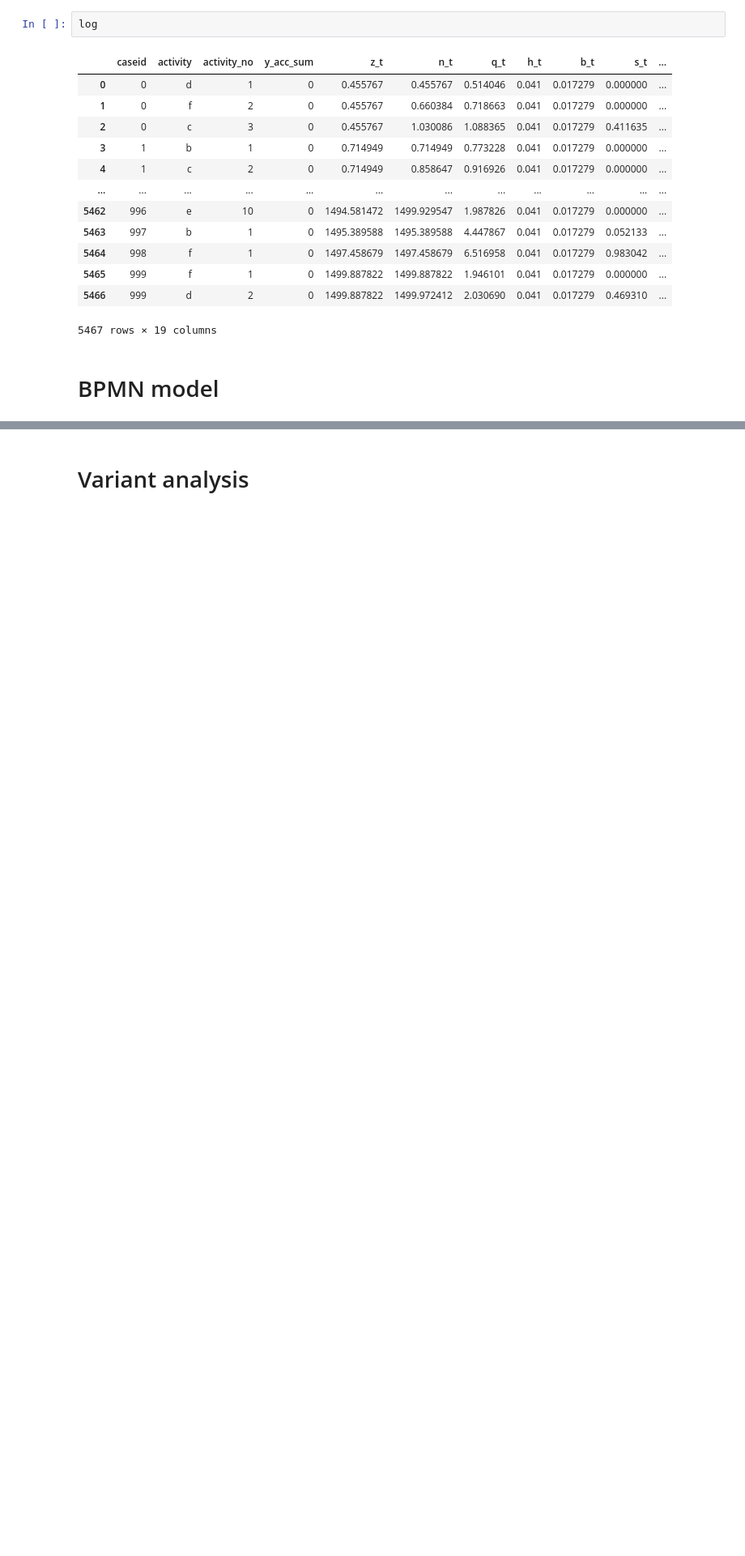
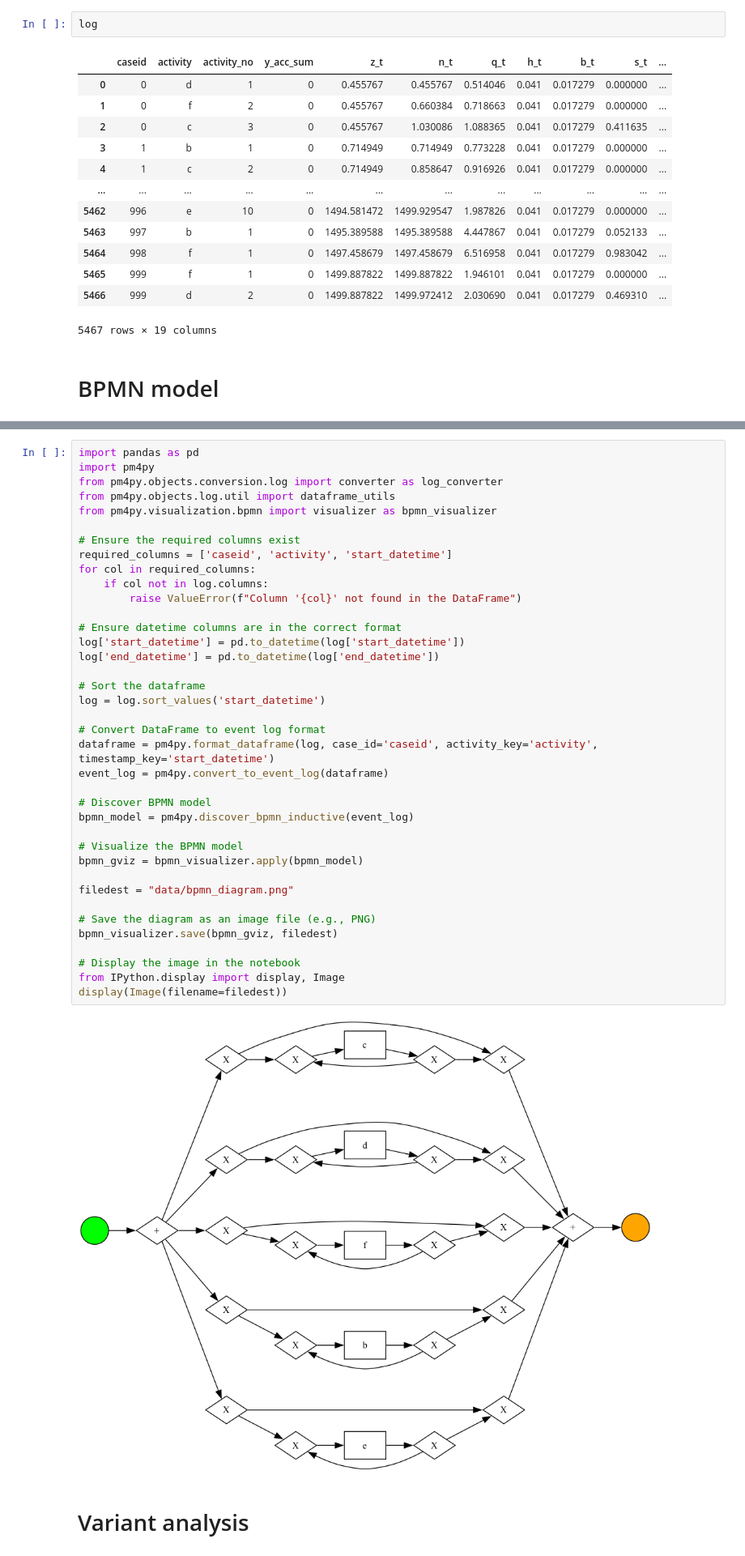
Before and after one commit to Mikeriess/SynBPS, a Jupyter notebook: examples/event_log_example.ipynb, the cells around one changed output, grey strips where cells are left out. Shown at 81% size. Cells and saved outputs as stored; diff of their text form; blank space fills up the shorter version.

```diff
--- a/examples/event_log_example.ipynb
+++ b/examples/event_log_example.ipynb
@@ -148,2 +91,42 @@ display(Image(filename=filedest))
+# %%
+import pandas as pd
+import pm4py
+from pm4py.objects.conversion.log import converter as log_converter
+from pm4py.objects.log.util import dataframe_utils
+from pm4py.visualization.bpmn import visualizer as bpmn_visualizer
+
+# Ensure the required columns exist
+required_columns = ['caseid', 'activity', 'start_datetime']
+for col in required_columns:
+    if col not in log.columns:
+        raise ValueError(f"Column '{col}' not found in the DataFrame")
+
+# Ensure datetime columns are in the correct format
+log['start_datetime'] = pd.to_datetime(log['start_datetime'])
+log['end_datetime'] = pd.to_datetime(log['end_datetime'])
+
+# Sort the dataframe
+log = log.sort_values('start_datetime')
+
+# Convert DataFrame to event log format
+dataframe = pm4py.format_dataframe(log, case_id='caseid', activity_key='activity', timestamp_key='start_datetime')
+event_log = pm4py.convert_to_event_log(dataframe)
+
+# Discover BPMN model
+bpmn_model = pm4py.discover_bpmn_inductive(event_log)
+
+# Visualize the BPMN model
+bpmn_gviz = bpmn_visualizer.apply(bpmn_model)
+
+filedest = "data/bpmn_diagram.png"
+
+# Save the diagram as an image file (e.g., PNG)
+bpmn_visualizer.save(bpmn_gviz, filedest)
+
+# Display the image in the notebook
+from IPython.display import display, Image
+display(Image(filename=filedest))
+# %% [output]
+[figure, added]
 # %% [markdown]
 # Variant analysis
```
Also changed, not shown: parts of 7 cells of this notebook, 33 other files.
